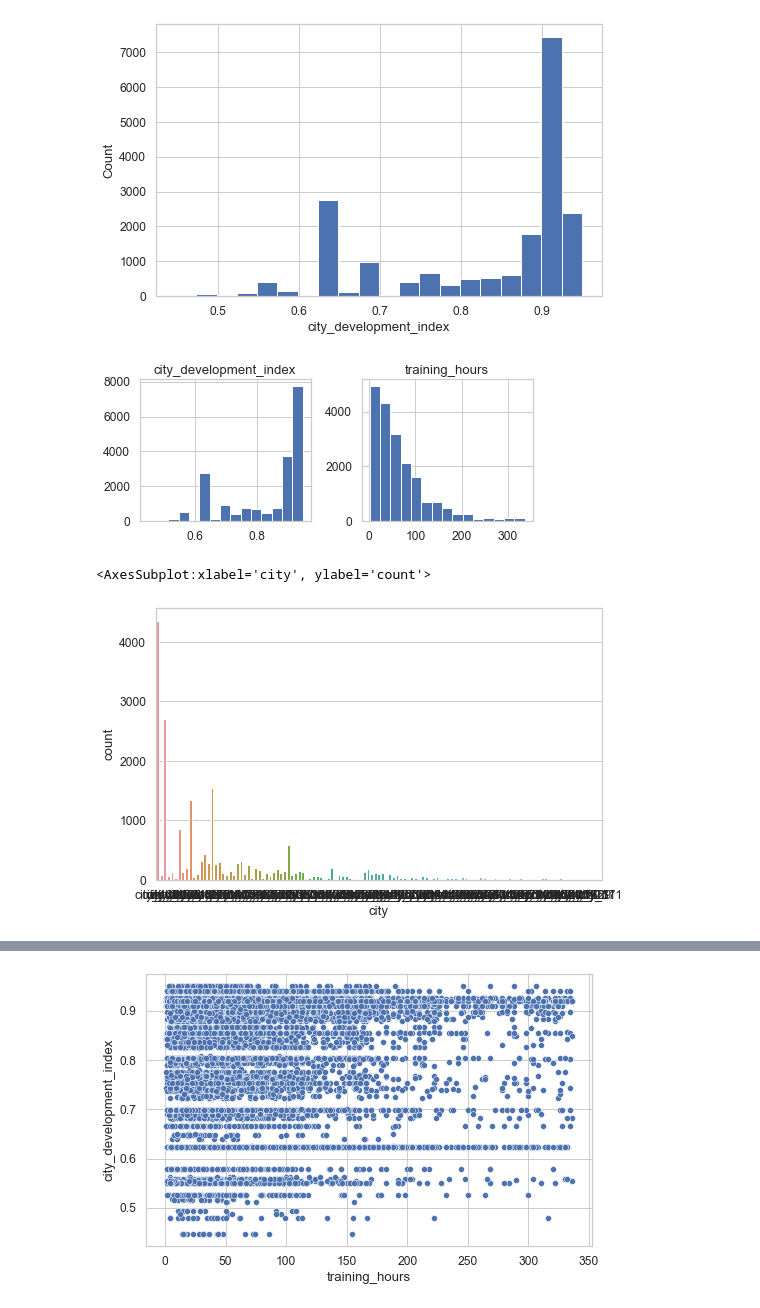
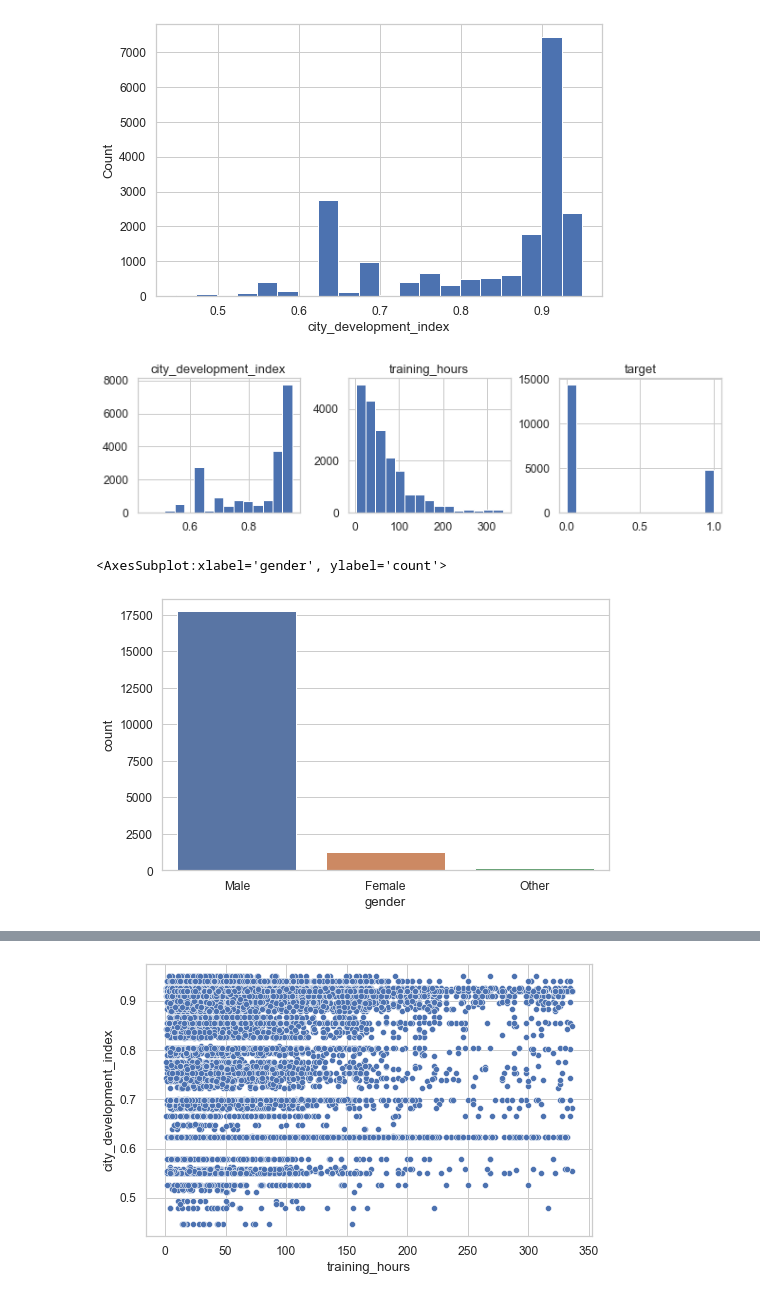
Before and after one commit to joenvihe/data_sciences_exercises, a Jupyter notebook: eda.ipynb, the cells around one changed output, grey strips where cells are left out. Cells and saved outputs as stored; diff of their text form; code cells hidden in the pictures.

```diff
--- a/eda.ipynb
+++ b/eda.ipynb
@@ -19,7 +19,7 @@ hr_train.head()
 # %%
 f_num = ["city_development_index","training_hours"]
 f_cat = ["city","gender","relevent_experience","enrolled_university","education_level","major_discipline","experience","company_size","company_type","last_new_job"]
-f_total = f_num + f_cat
+f_total = f_num + f_cat + ["target"]
 f_total
 # %% [output]
 ['city_development_index',
@@ -38,0 +86,10 @@ f_total
+# %%
+data = hr_train[f_total]
+data["gender"] = data["gender"].fillna(data["gender"].mode().iloc[0])
+data["enrolled_university"] = data["enrolled_university"].fillna(data["enrolled_university"].mode().iloc[0])
+data["education_level"] = data["education_level"].fillna(data["education_level"].mode().iloc[0])
+data["major_discipline"] = data["major_discipline"].fillna(data["major_discipline"].mode().iloc[0])
+data["experience"] = data["experience"].fillna(data["experience"].mode().iloc[0])
+data["last_new_job"] = data["last_new_job"].fillna(data["last_new_job"].mode().iloc[0])
+data["company_size"] = data["company_size"].fillna(data["company_size"].mode().iloc[0])
+data["company_type"] = data["company_type"].fillna(data["company_type"].mode().iloc[0])
@@ -193,11 +248,11 @@ sns.distplot(
 [Text(0.5, 0, 'city_development_index'), Text(0, 0.5, 'Count')]
 [figure]
 # %%
-data[f_num].hist(bins=15, figsize=(15, 6), layout=(2, 4));
+data.hist(bins=15, figsize=(15, 6), layout=(2, 4));
 # %% [output]
-[figure, old version]
+[figure, new version]
 # %%
-sns.countplot(data[f_cat[0]])
+sns.countplot(data[f_cat[1]])
 # %% [output]
-<AxesSubplot:xlabel='city', ylabel='count'>
+<AxesSubplot:xlabel='gender', ylabel='count'>
-[figure, old version]
+[figure, new version]
```
Also changed, not shown: parts of 22 cells of this notebook, 1 other file.
